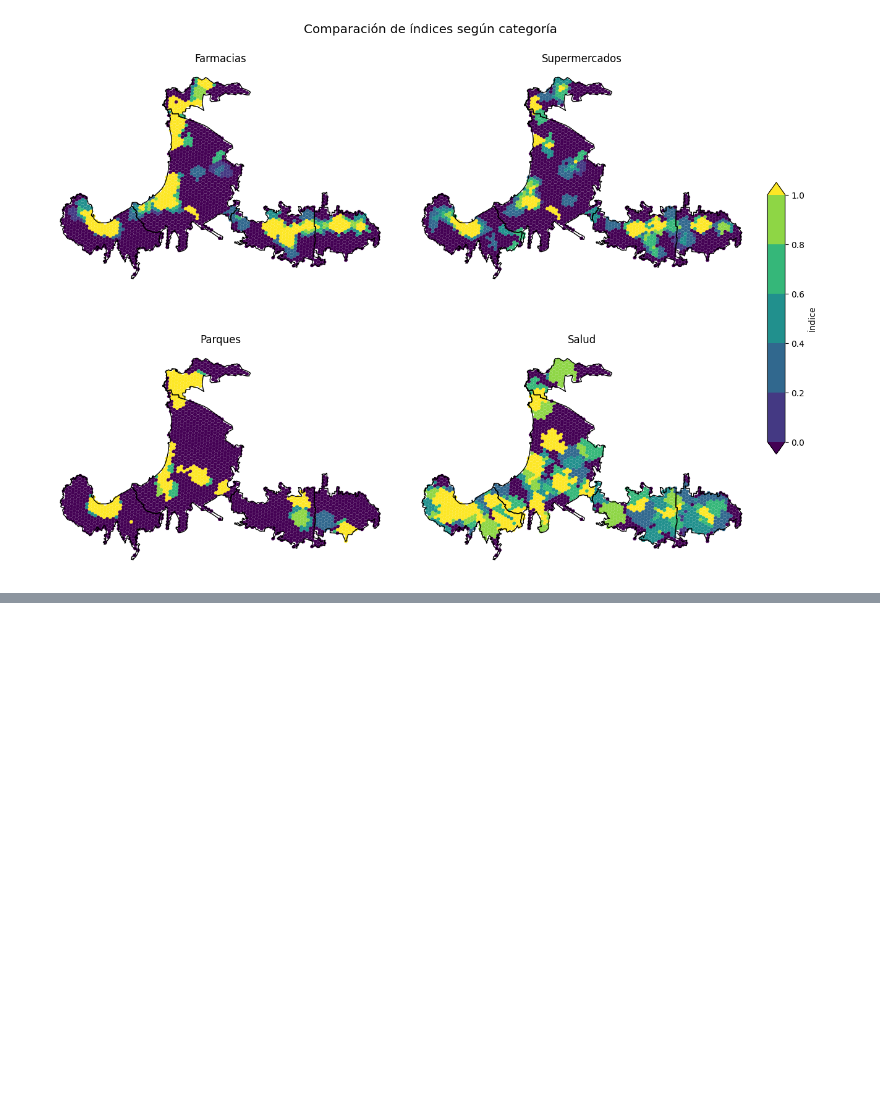
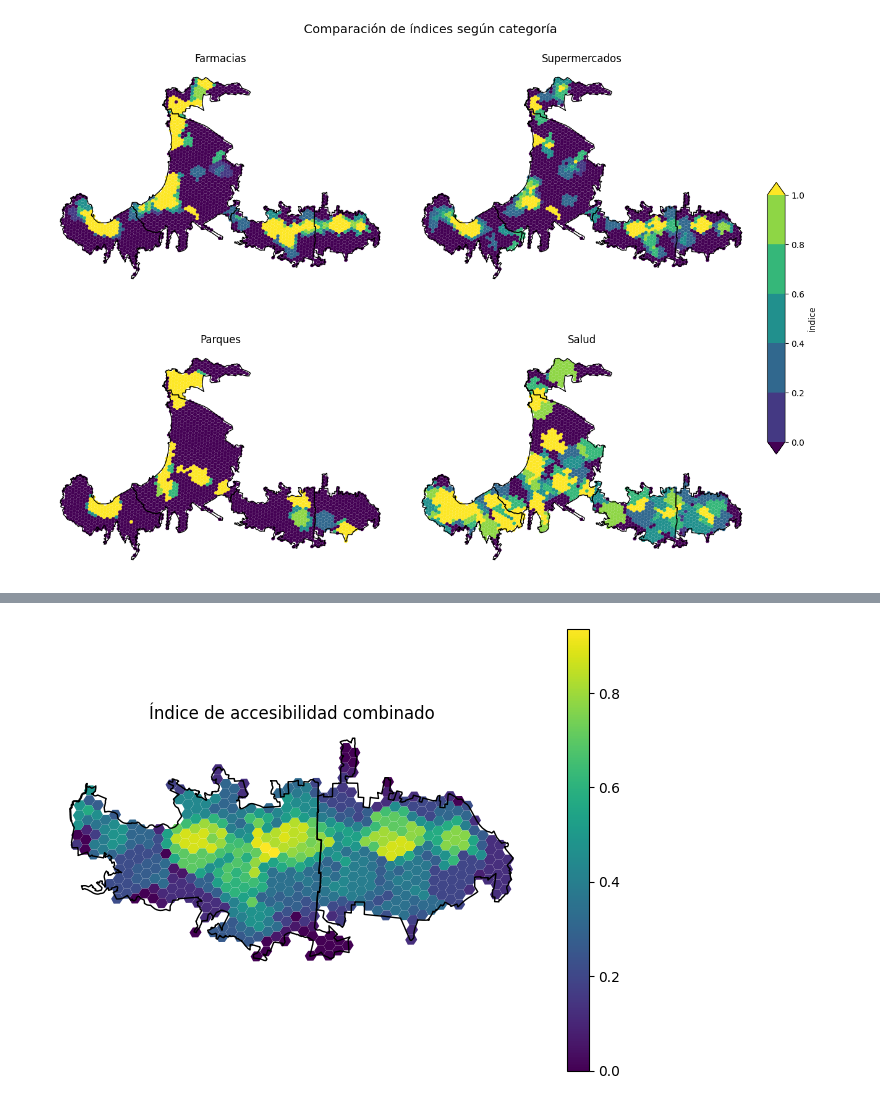
Before and after one commit to claugaete/x-minute-chile, a Jupyter notebook: notebooks/ejemplo_valparaiso.ipynb, the cells around one changed output, grey strips where cells are left out. Drawn from its saved outputs; the diff is of its cells as text; code cells hidden in the pictures; blank space fills up the shorter version.

```diff
--- a/notebooks/ejemplo_valparaiso.ipynb
+++ b/notebooks/ejemplo_valparaiso.ipynb
@@ -248,0 +272,14 @@ plt.tight_layout()
+# %%
+# creamos nuevos límites (solo un polígono, se mantienen las regiones anteriores)
+new_bounds = limites_urbanos_full[
+    limites_urbanos_full["COMUNA"].isin(["QUILPUÉ", "VILLA ALEMANA"])
+].union_all()
+cropped_acc = acc.crop(new_bounds)
+# %%
+ax = cropped_acc.gdf.plot("total", legend=True)
+cropped_acc.origins.regions.plot(ax=ax, facecolor="none", edgecolor="black")
+ax.set_axis_off()
+plt.title("Índice de accesibilidad combinado")
+plt.tight_layout()
+# %% [output]
+[figure, added]
```
Also changed, not shown: parts of 8 cells of this notebook, 2 other files.
